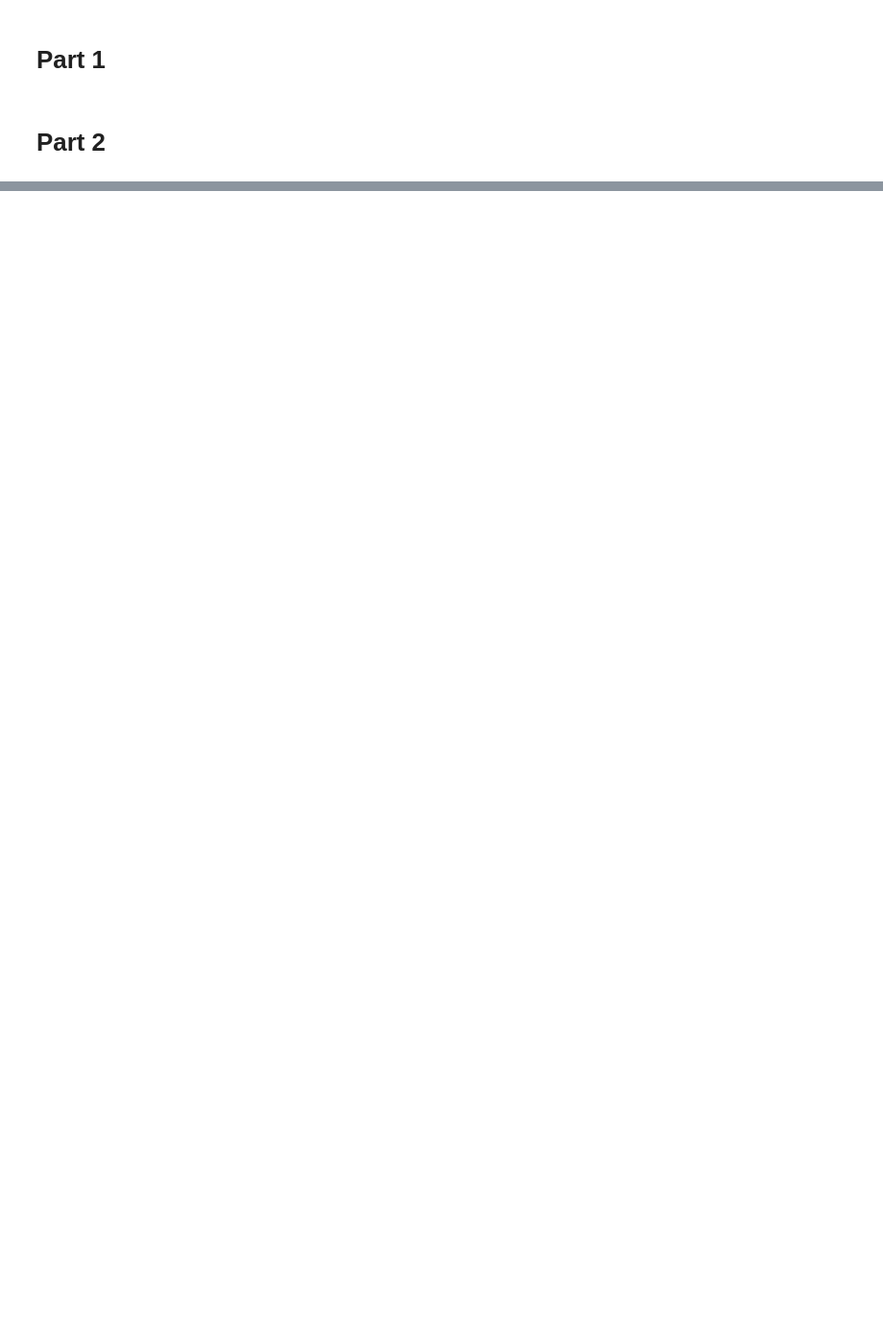
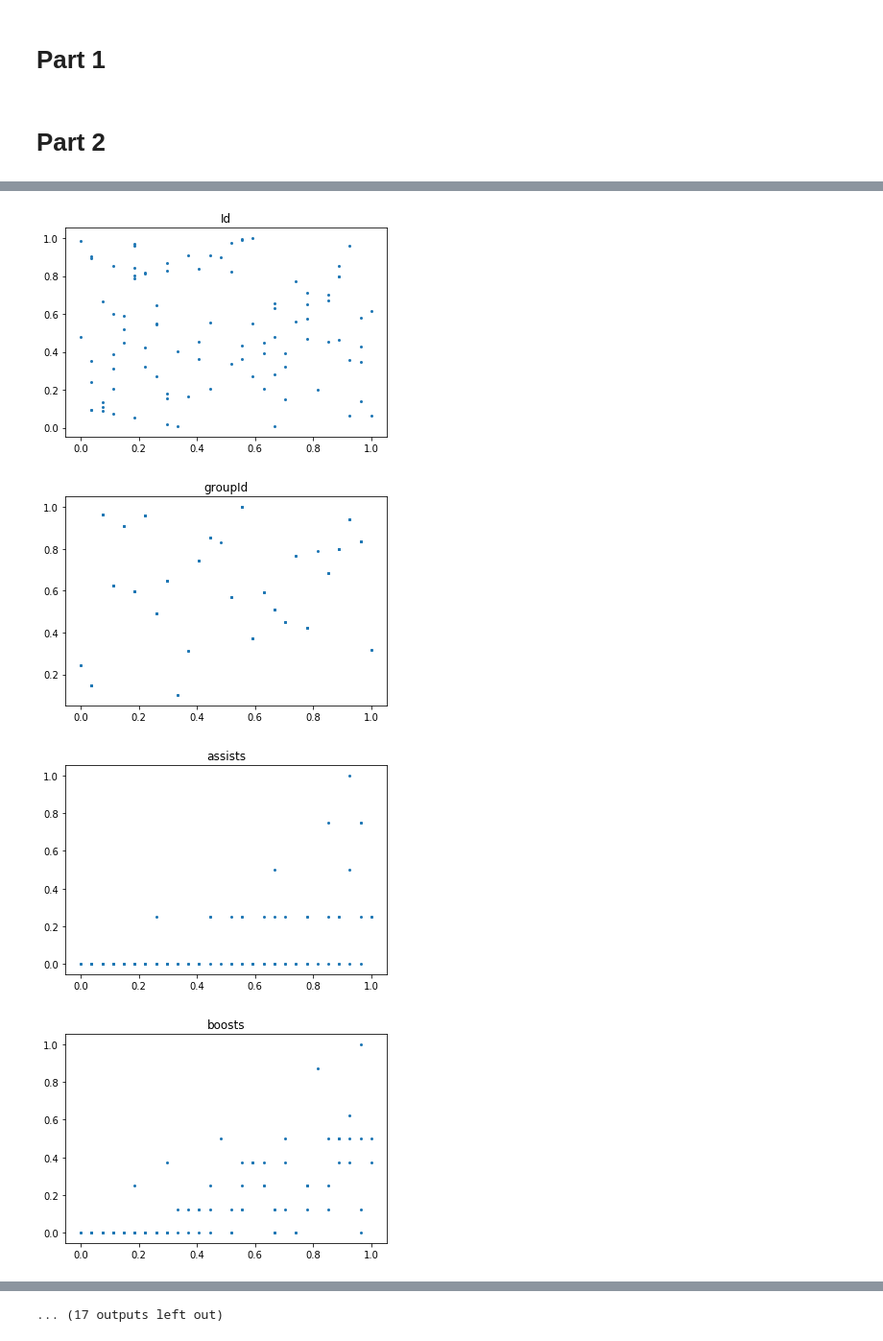
Before and after one commit to thiago1080/pubg, a Jupyter notebook: kernel7ba5fc4ccf.ipynb, the cells around one changed output, grey strips where cells are left out. Shown: that part at 96% size. Drawn from its saved outputs; the diff is of its cells as text; code cells hidden in the pictures; blank space fills up the shorter version.

```diff
--- a/kernel7ba5fc4ccf.ipynb
+++ b/kernel7ba5fc4ccf.ipynb
@@ -104,5 +82,5 @@ display_all(df_raw.head().T)
 # %%
-df_tr, y_tr, nas_tr = proc_df(df_raw, 'winPlacePerc', subset = 60000)
+df_tr, _, _= proc_df(df_raw, subset = 100000)
 # %%
 for i in df_tr.columns:
     f, ax = plt.subplots()
@@ -147,6 +114,6 @@ for n, df in df_raw.groupby('matchId'):
 # %%
-m = RandomForestRegressor(n_jobs=-1, n_estimators = 10 )
-df_raw.groupby('matchId')
-m.fit(X_train, y_train)
-print_score(m)
+m = RandomForestRegressor(n_jobs=-1, n_estimators = 1)
+for i, ndf in dfa.groupby(level=0):
+    m.fit(ndf.drop(['winPlacePerc'],axis=1), ndf['winPlacePerc'])
+    print_score(m)
 # %% [output]
@@ -162,0 +140,15 @@ dsub.to_csv('sample_submission3.csv', index=False)
+# %%
+m = RandomForestRegressor(n_jobs=-1, n_estimators = 10 )
+for i, ndf in dfa.groupby(level=0):
+    match0 = ndf
+    break
+# %%
+for i in match0.columns:
+    f, ax = plt.subplots()
+    plt.scatter(match0['winPlacePerc'], match0[i], s=4)
+    plt.title(i)
+# %% [output]
+[figure, added]
+[figure, added]
+[figure, added]
+[figure, added]
@@ -162,0 +163 @@ dsub.to_csv('sample_submission3.csv', index=False)
+... (17 outputs left out)
```
Also changed, not shown: parts of 50 cells of this notebook.
